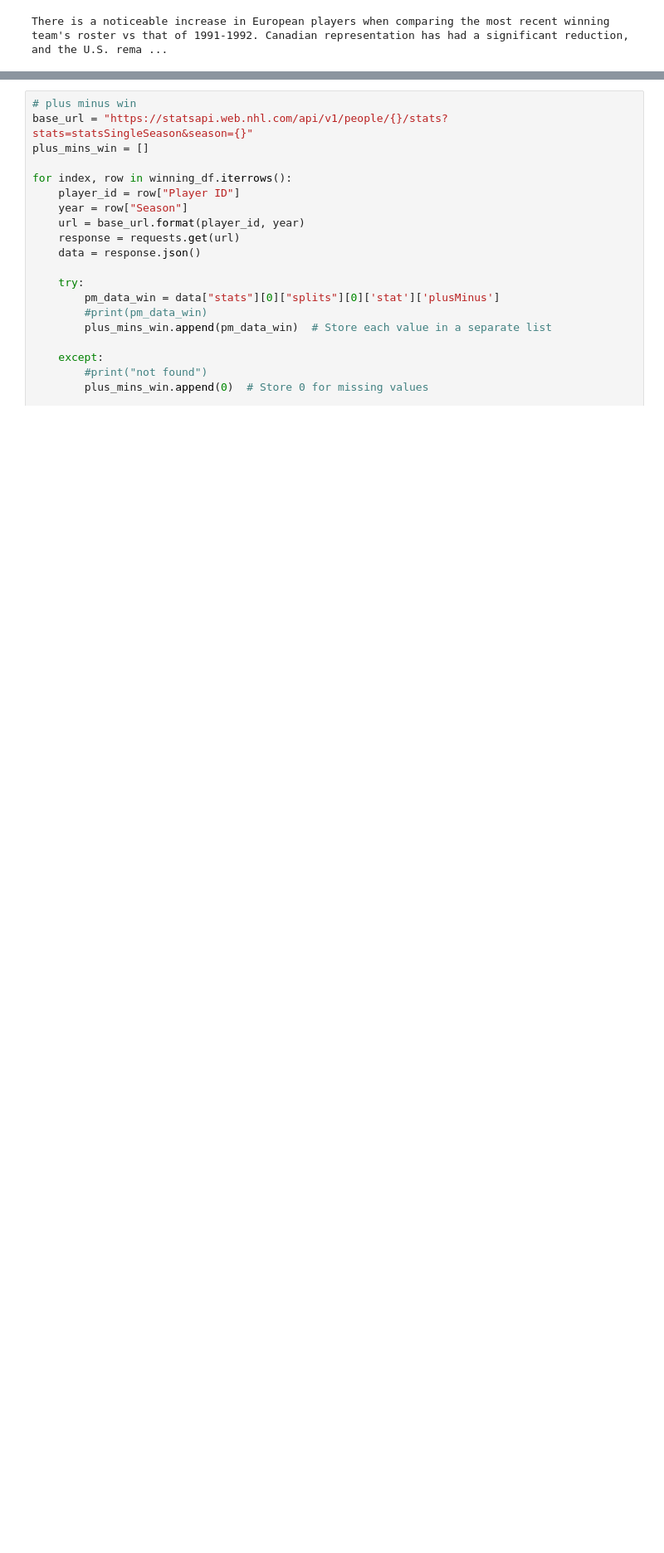
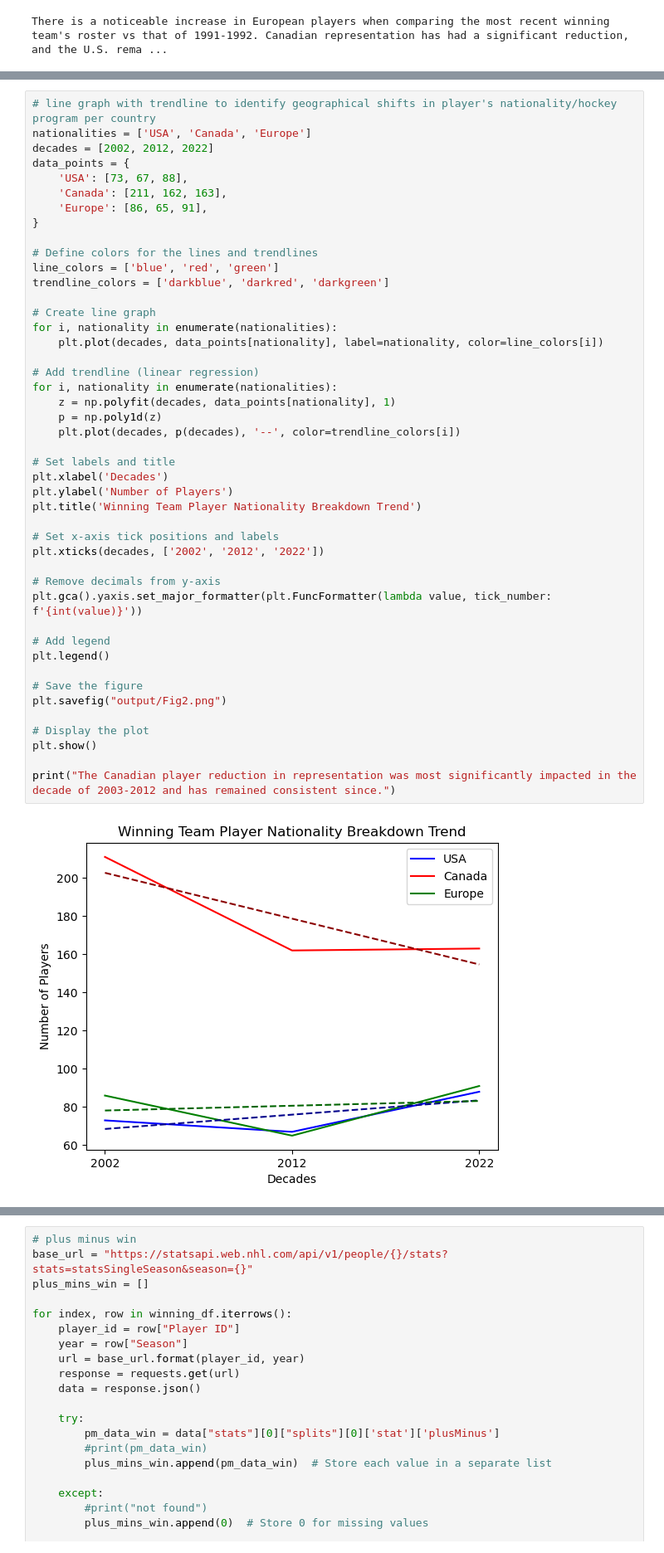
Before and after one commit to rbrennan55/project-sports-analytics-NHL, a Jupyter notebook: project-sports-analytics-NHL.ipynb, the cells around one changed output, grey strips where cells are left out. Shown at 83% size. Saved outputs shown, nothing was run; the diff lists cells and outputs as text; blank space fills up the shorter version.

Commit message:
trendline update

```diff
--- a/project-sports-analytics-NHL.ipynb
+++ b/project-sports-analytics-NHL.ipynb
@@ -1018,0 +979,47 @@ The Canadian player reduction in representation was most significant impacted in
+# %%
+# line graph with trendline to identify geographical shifts in player's nationality/hockey program per country
+nationalities = ['USA', 'Canada', 'Europe']
+decades = [2002, 2012, 2022]
+data_points = {
+    'USA': [73, 67, 88],
+    'Canada': [211, 162, 163],
+    'Europe': [86, 65, 91],
+}
+
+# Define colors for the lines and trendlines
+line_colors = ['blue', 'red', 'green']
+trendline_colors = ['darkblue', 'darkred', 'darkgreen']
+
+# Create line graph
+for i, nationality in enumerate(nationalities):
+    plt.plot(decades, data_points[nationality], label=nationality, color=line_colors[i])
+
+# Add trendline (linear regression)
+for i, nationality in enumerate(nationalities):
+    z = np.polyfit(decades, data_points[nationality], 1)
+    p = np.poly1d(z)
+    plt.plot(decades, p(decades), '--', color=trendline_colors[i])
+
+# Set labels and title
+plt.xlabel('Decades')
+plt.ylabel('Number of Players')
+plt.title('Winning Team Player Nationality Breakdown Trend')
+
+# Set x-axis tick positions and labels
+plt.xticks(decades, ['2002', '2012', '2022'])
+
+# Remove decimals from y-axis
+plt.gca().yaxis.set_major_formatter(plt.FuncFormatter(lambda value, tick_number: f'{int(value)}'))
+
+# Add legend
+plt.legend()
+
+# Save the figure
+plt.savefig("output/Fig2.png")
+
+# Display the plot
+plt.show()
+
+print("The Canadian player reduction in representation was most significantly impacted in the decade of 2003-2012 and has remained consistent since.")
+# %% [output]
+[figure, added]
```
Also changed, not shown: parts of 3 cells of this notebook.
